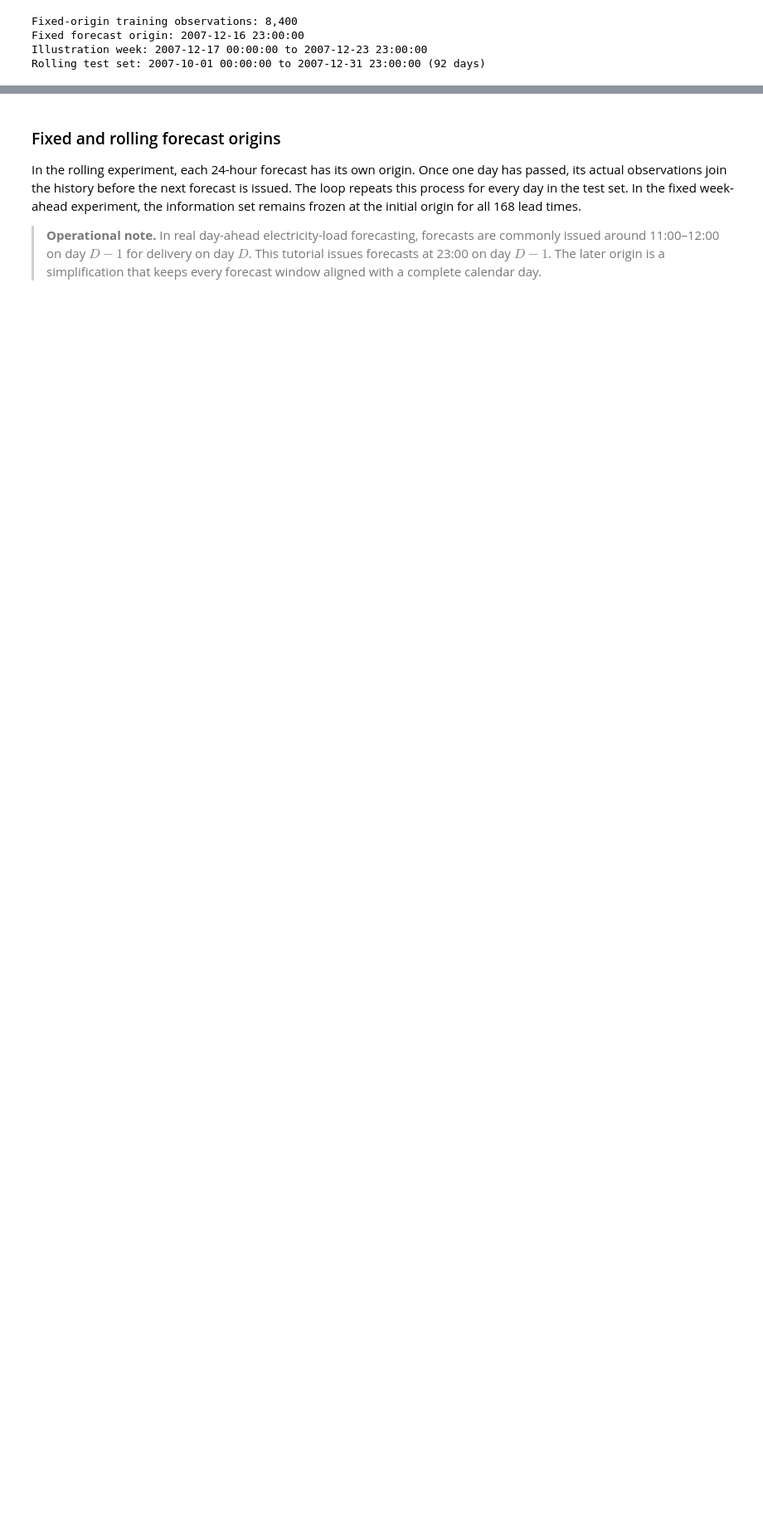
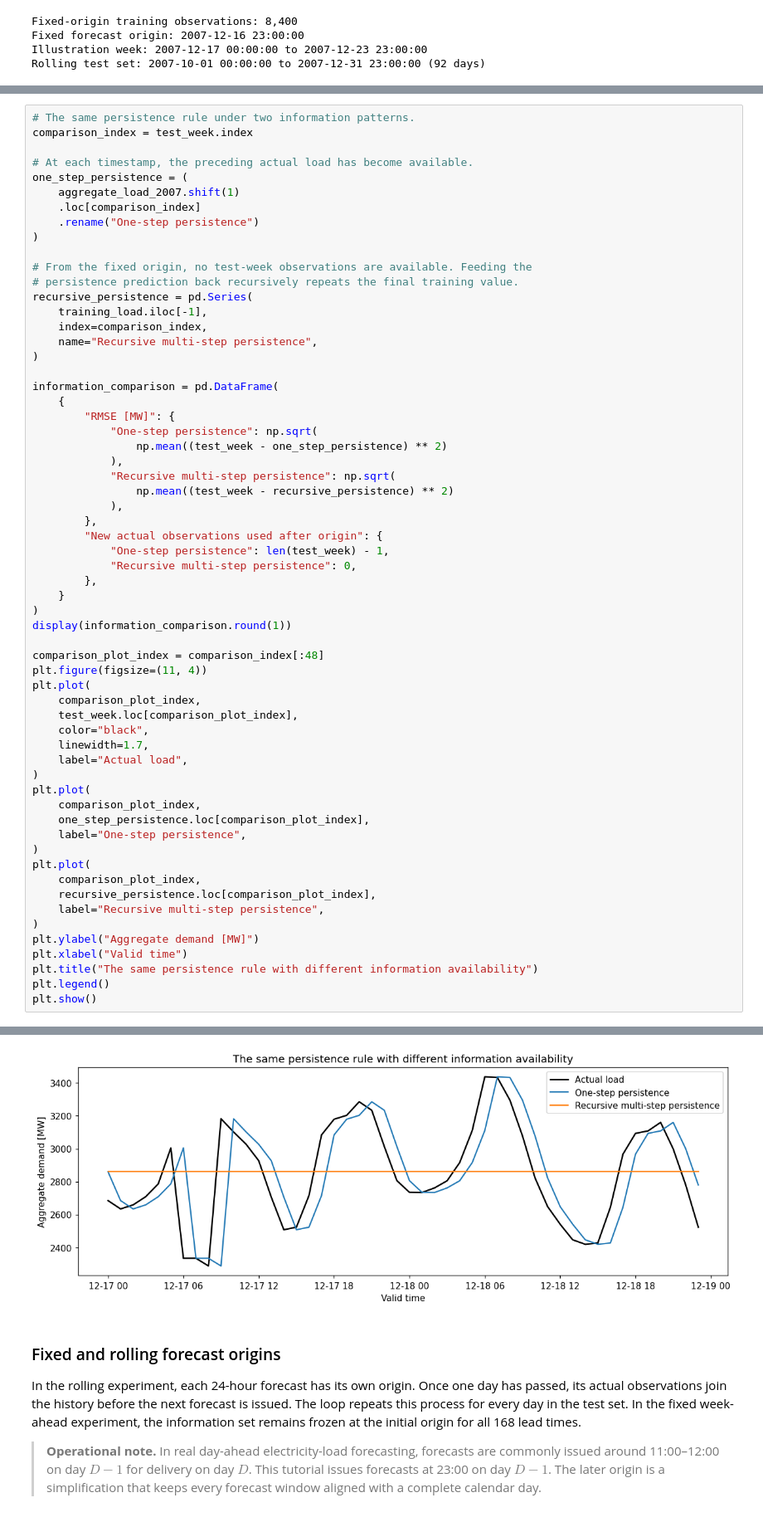
Before and after one commit to akylasstrat/BENV0169_26-27, a Jupyter notebook: tutorial_1_2_time_series_forecasting_solution.ipynb, the cells around one changed output, grey strips where cells are left out. Shown at 83% size. Saved outputs shown, nothing was run; the diff lists cells and outputs as text; blank space fills up the shorter version.

```diff
--- a/tutorial_1_2_time_series_forecasting_solution.ipynb
+++ b/tutorial_1_2_time_series_forecasting_solution.ipynb
@@ -586,0 +598,62 @@ Rolling test set: 2007-10-01 00:00:00 to 2007-12-31 23:00:00 (92 days)
+# %%
+# The same persistence rule under two information patterns.
+comparison_index = test_week.index
+
+# At each timestamp, the preceding actual load has become available.
+one_step_persistence = (
+    aggregate_load_2007.shift(1)
+    .loc[comparison_index]
+    .rename("One-step persistence")
+)
+
+# From the fixed origin, no test-week observations are available. Feeding the
+# persistence prediction back recursively repeats the final training value.
+recursive_persistence = pd.Series(
+    training_load.iloc[-1],
+    index=comparison_index,
+    name="Recursive multi-step persistence",
+)
+
+information_comparison = pd.DataFrame(
+    {
+        "RMSE [MW]": {
+            "One-step persistence": np.sqrt(
+                np.mean((test_week - one_step_persistence) ** 2)
+            ),
+            "Recursive multi-step persistence": np.sqrt(
+                np.mean((test_week - recursive_persistence) ** 2)
+            ),
+        },
+        "New actual observations used after origin": {
+            "One-step persistence": len(test_week) - 1,
+            "Recursive multi-step persistence": 0,
+        },
+    }
+)
+display(information_comparison.round(1))
+
+comparison_plot_index = comparison_index[:48]
+plt.figure(figsize=(11, 4))
+plt.plot(
+    comparison_plot_index,
+    test_week.loc[comparison_plot_index],
+    color="black",
+    linewidth=1.7,
+    label="Actual load",
+)
+plt.plot(
+    comparison_plot_index,
+    one_step_persistence.loc[comparison_plot_index],
+    label="One-step persistence",
+)
+plt.plot(
+    comparison_plot_index,
+    recursive_persistence.loc[comparison_plot_index],
+    label="Recursive multi-step persistence",
+)
+plt.ylabel("Aggregate demand [MW]")
+plt.xlabel("Valid time")
+plt.title("The same persistence rule with different information availability")
+plt.legend()
+plt.show()
+# %% [output]
@@ -587,3 +663,4 @@ Rolling test set: 2007-10-01 00:00:00 to 2007-12-31 23:00:00 (92 days)
+[figure, added]
 # %% [markdown]
 ### Fixed and rolling forecast origins
 
```
Also changed, not shown: parts of 5 cells of this notebook, 10 other files.
